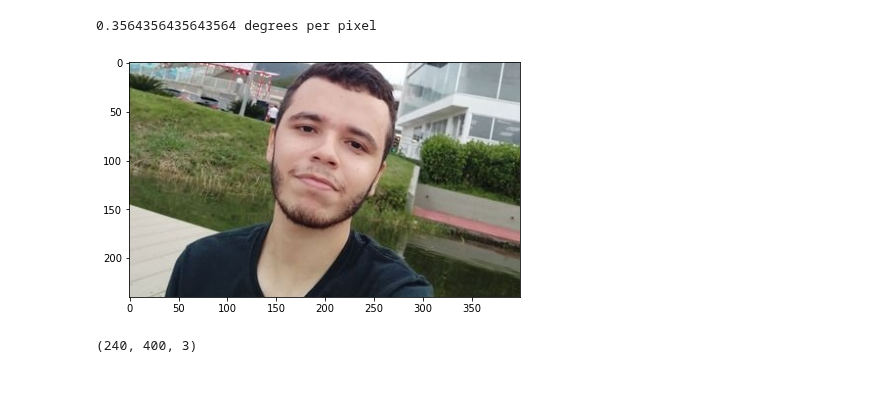
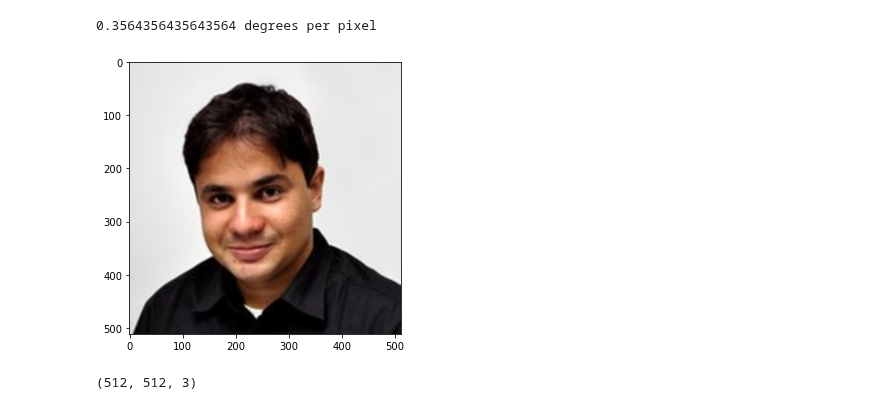
Before and after one commit to TeleMidia/faces360, a Jupyter notebook: ipynb/ImageProjectionToEquirectangular.ipynb, the cells around one changed output. Drawn from its saved outputs; the diff is of its cells as text; code cells hidden in the pictures; blank space fills up the shorter version.

```diff
--- a/ipynb/ImageProjectionToEquirectangular.ipynb
+++ b/ipynb/ImageProjectionToEquirectangular.ipynb
@@ -31,14 +31,14 @@ theta = 180
 # %%
-face_image = cv2.imread("C:/Users/paulo/Pictures/Profile/cropped.jpg", cv2.IMREAD_COLOR)
+face_image = cv2.imread("C:/Users/paulo/Pictures/alan.jpg", cv2.IMREAD_COLOR)
 
 plt.imshow(cv2.cvtColor(face_image, cv2.COLOR_BGR2RGB))
 plt.show()
 # %% [output]
-[figure, old version]
+[figure, new version]
 # %%
 face_image.shape
 # %% [output]
-(240, 400, 3)
+(512, 512, 3)
 # %%
 #assuming that the height of the image projected is 1
 
```
Also changed, not shown: parts of 3 cells of this notebook.
